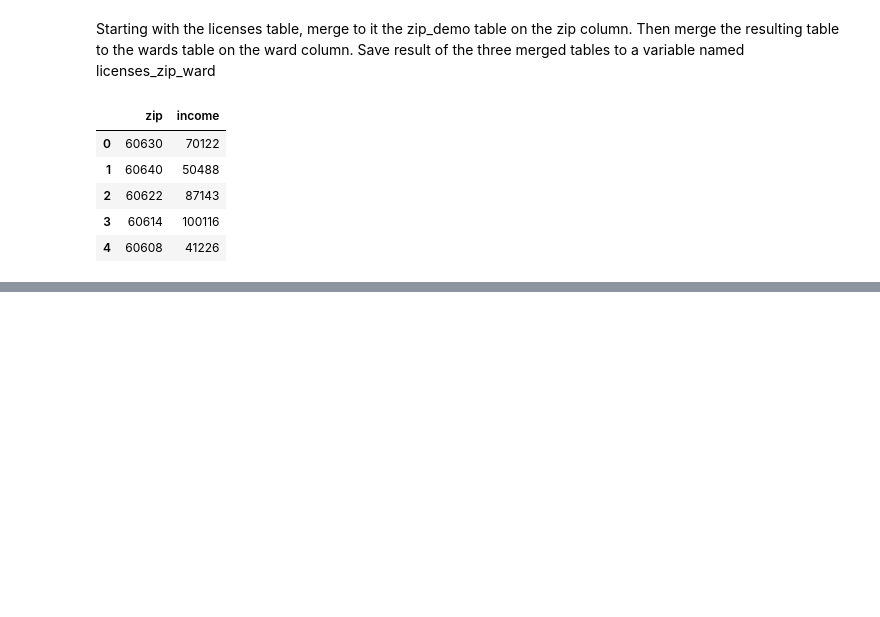
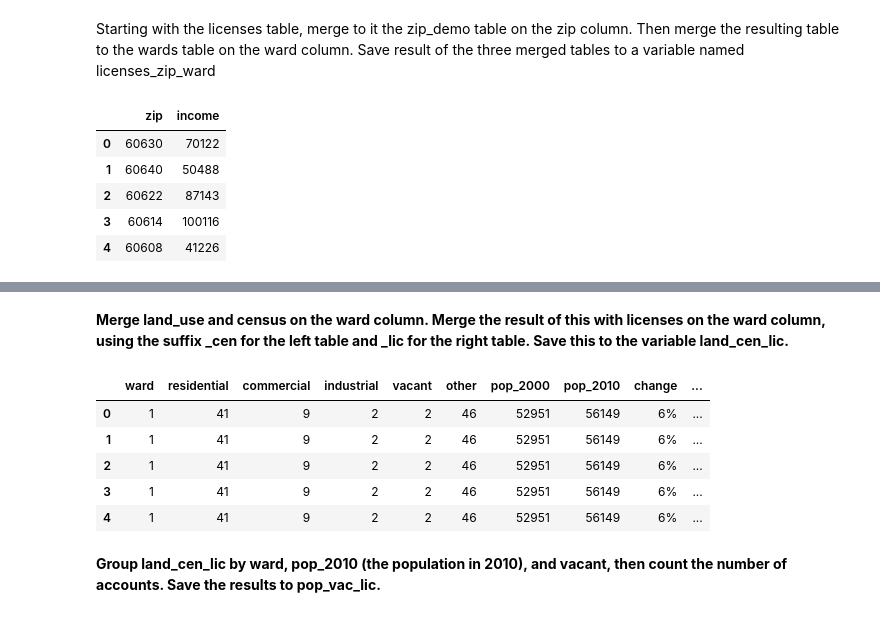
Before and after one commit to ishtiakrongon/Datacamp-Joining_data_with_pandas, a Jupyter notebook: data_merging_basics.ipynb, the cells around one changed output, grey strips where cells are left out. Drawn from its saved outputs; the diff is of its cells as text; code cells hidden in the pictures; blank space fills up the shorter version.

```diff
--- a/data_merging_basics.ipynb
+++ b/data_merging_basics.ipynb
@@ -357,0 +384,6 @@ zip_demo.head()
+# %%
+# Loading new dataset Chicago land use
+
+land_use = pickle.load(
+    open("D:/git_repositories/Datacamp-Joining_data_with_pandas/Datasets/land_use.p", "rb")
+)
@@ -357,0 +417,18 @@ zip_demo.head()
+# %% [markdown]
+**Merge land_use and census on the ward column. Merge the result of this with licenses on the ward column, using the suffix _cen for the left table and _lic for the right table. Save this to the variable land_cen_lic.**
+# %%
+# merging three tables
+
+land_cen_lic = land_use.merge(census, on = 'ward') \
+                .merge(licenses, on = 'ward', suffixes = ['_cen', '_lic'])
+# %%
+land_cen_lic.head()
+# %% [output]
+|  | ward | residential | commercial | industrial | vacant | other | pop_2000 | pop_2010 | change | ... |
+| 0 | 1 | 41 | 9 | 2 | 2 | 46 | 52951 | 56149 | 6% | ... |
+| 1 | 1 | 41 | 9 | 2 | 2 | 46 | 52951 | 56149 | 6% | ... |
+| 2 | 1 | 41 | 9 | 2 | 2 | 46 | 52951 | 56149 | 6% | ... |
+| 3 | 1 | 41 | 9 | 2 | 2 | 46 | 52951 | 56149 | 6% | ... |
+| 4 | 1 | 41 | 9 | 2 | 2 | 46 | 52951 | 56149 | 6% | ... |
+# %% [markdown]
+**Group land_cen_lic by ward, pop_2010 (the population in 2010), and vacant, then count the number of accounts. Save the results to pop_vac_lic.**
```
Also changed, not shown: parts of 12 cells of this notebook, 1 other file.
